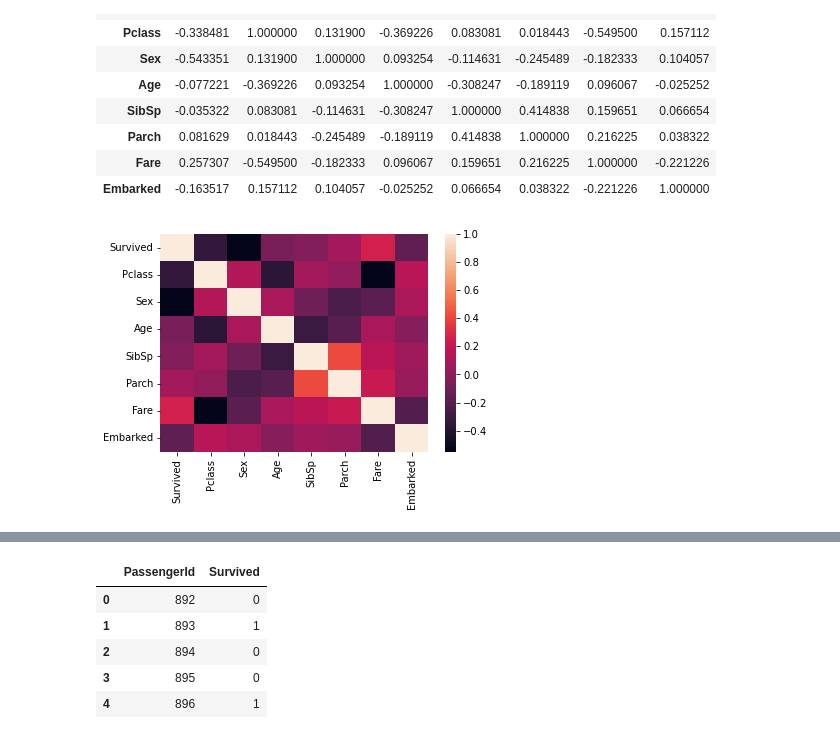
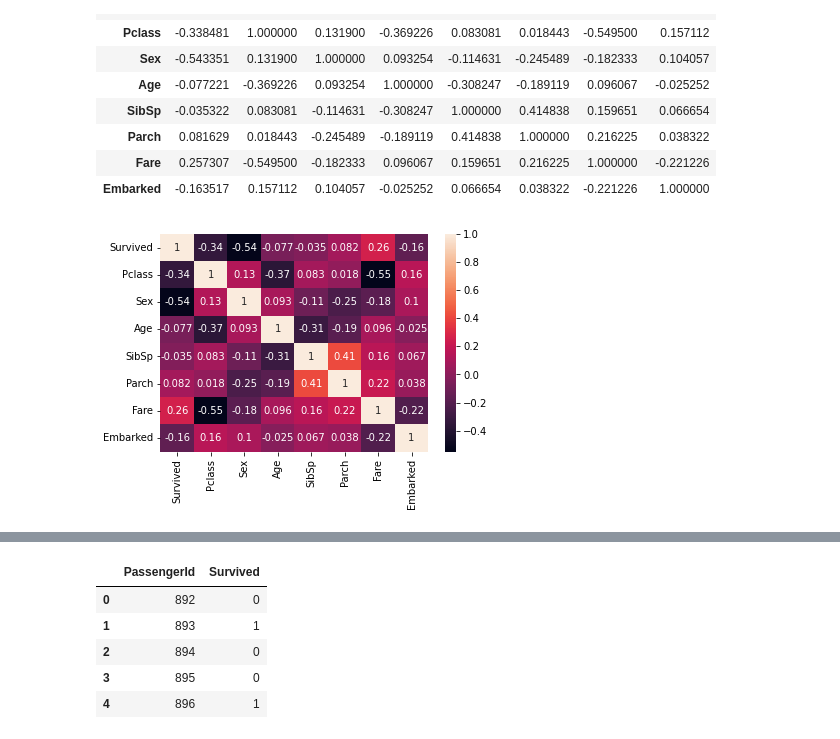
Before and after one commit to juri-saito/kaggle, a Jupyter notebook: titanic(terasawa).ipynb, the cells around one changed output, grey strips where cells are left out. Drawn from its saved outputs; the diff is of its cells as text; code cells hidden in the pictures.

```diff
--- a/titanic(terasawa).ipynb
+++ b/titanic(terasawa).ipynb
@@ -91,4 +133,5 @@ memory usage: 83.7+ KB
 # %%
-train.drop(["PassengerId", "Name", "Ticket"], axis=1, inplace=True)
+# train.drop(["PassengerId", "Name", "Ticket"], axis=1, inplace=True)
+train.drop(["PassengerId", "Name", "Ticket", 'Cabin'], axis=1, inplace=True)
 train.head()
 # %% [output]
@@ -159,7 +203,8 @@ train.corr()
 | Fare | 0.257307 | -0.549500 | -0.182333 | 0.096067 | 0.159651 | 0.216225 | 1.000000 | -0.221226 |
 | Embarked | -0.163517 | 0.157112 | 0.104057 | -0.025252 | 0.066654 | 0.038322 | -0.221226 | 1.000000 |
 # %%
-sns.heatmap(train.corr())
+#ピアソン積率相関
+sns.heatmap(train.corr(), annot=True)
 plt.show()
 # %% [output]
-[figure, old version]
+[figure, new version]
```
Also changed, not shown: parts of 50 cells of this notebook.
